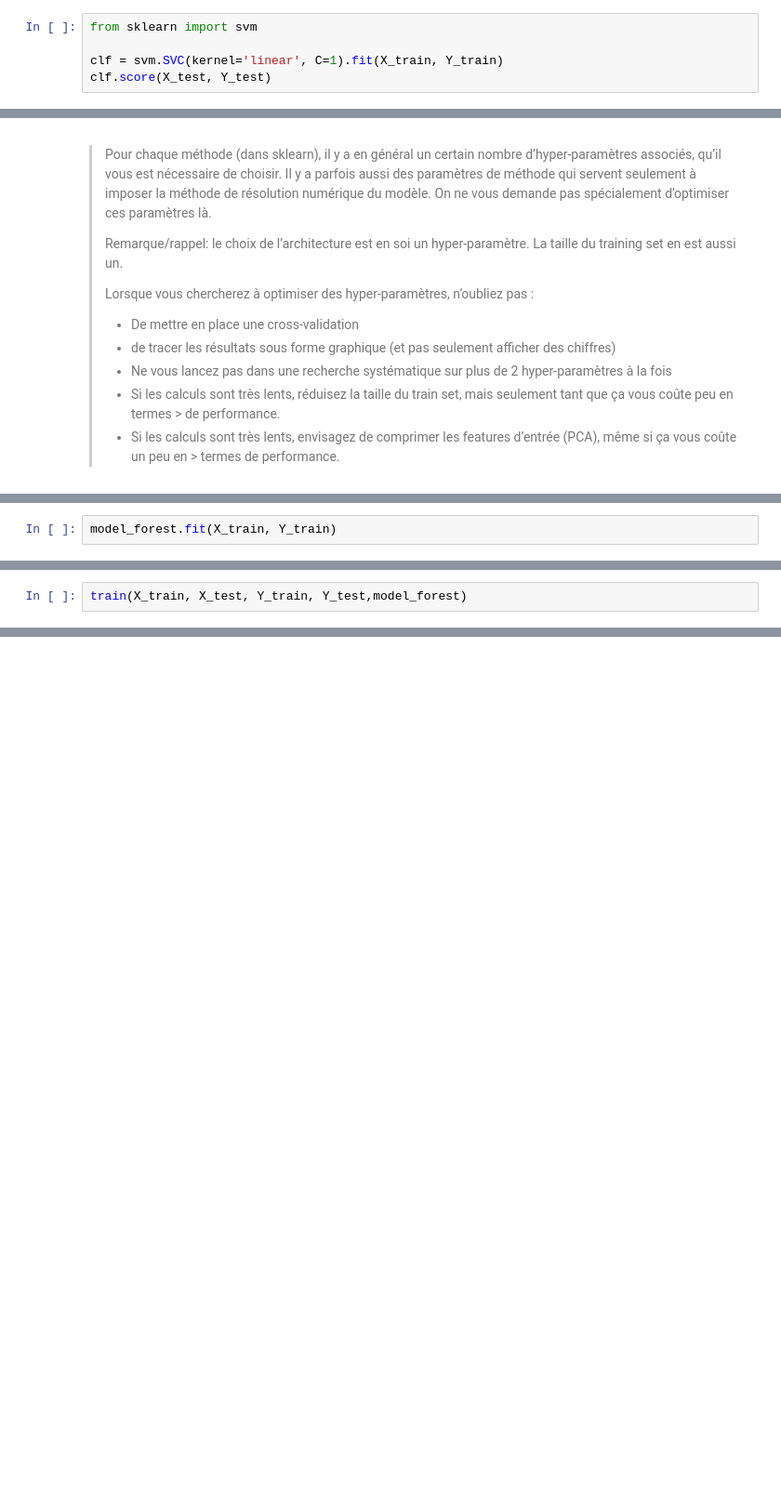
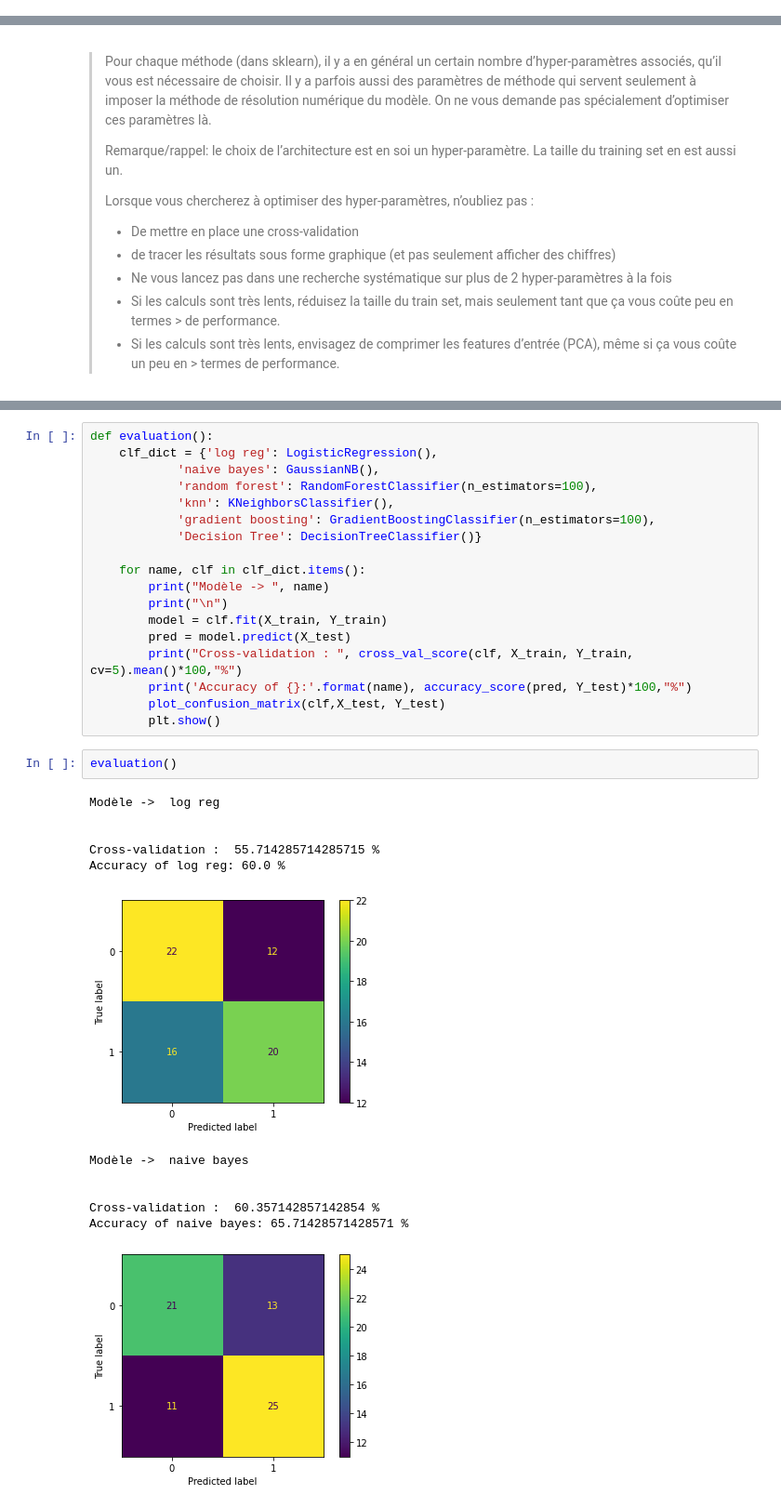
Before and after one commit to ThomasLEBRET/IAS-combatPokemon, a Jupyter notebook: BOUSSOUARFeriel_CORVESTAlex_LEBRETThoams_MANSOURIMarc/projetFinal.ipynb, the cells around one changed output, grey strips where cells are left out. Shown at 93% size. Cells and saved outputs as stored; diff of their text form; blank space fills up the shorter version.

```diff
--- a/BOUSSOUARFeriel_CORVESTAlex_LEBRETThoams_MANSOURIMarc/projetFinal.ipynb
+++ b/BOUSSOUARFeriel_CORVESTAlex_LEBRETThoams_MANSOURIMarc/projetFinal.ipynb
@@ -779,5 +610,0 @@ X_test.shape, Y_test.shape
-# %%
-from sklearn import svm
-
-clf = svm.SVC(kernel='linear', C=1).fit(X_train, Y_train)
-clf.score(X_test, Y_test)
@@ -842,2 +676,0 @@ model_forest = RandomForestRegressor(n_estimators = 10, random_state = 0)
-# %%
-model_forest.fit(X_train, Y_train)
@@ -846,2 +676,0 @@ RandomForestRegressor(n_estimators=10, random_state=0)
-# %%
-train(X_train, X_test, Y_train, Y_test,model_forest)
@@ -849,0 +689,33 @@ NameError: name 'train' is not defined
+# %%
+def evaluation():
+    clf_dict = {'log reg': LogisticRegression(),
+            'naive bayes': GaussianNB(),
+            'random forest': RandomForestClassifier(n_estimators=100),
+            'knn': KNeighborsClassifier(),
+            'gradient boosting': GradientBoostingClassifier(n_estimators=100),
+            'Decision Tree': DecisionTreeClassifier()}
+
+    for name, clf in clf_dict.items():
+        print("Modèle -> ", name)
+        print("\n")
+        model = clf.fit(X_train, Y_train)
+        pred = model.predict(X_test)
+        print("Cross-validation : ", cross_val_score(clf, X_train, Y_train, cv=5).mean()*100,"%")
+        print('Accuracy of {}:'.format(name), accuracy_score(pred, Y_test)*100,"%")
+        plot_confusion_matrix(clf,X_test, Y_test)
+        plt.show()
+# %%
+evaluation()
+# %% [output]
+Modèle ->  log reg
+
+
+Cross-validation :  55.714285714285715 %
+Accuracy of log reg: 60.0 %
+[figure, added]
+Modèle ->  naive bayes
+
+
+Cross-validation :  60.357142857142854 %
+Accuracy of naive bayes: 65.71428571428571 %
+[figure, added]
```
Also changed, not shown: parts of 37 cells of this notebook.
